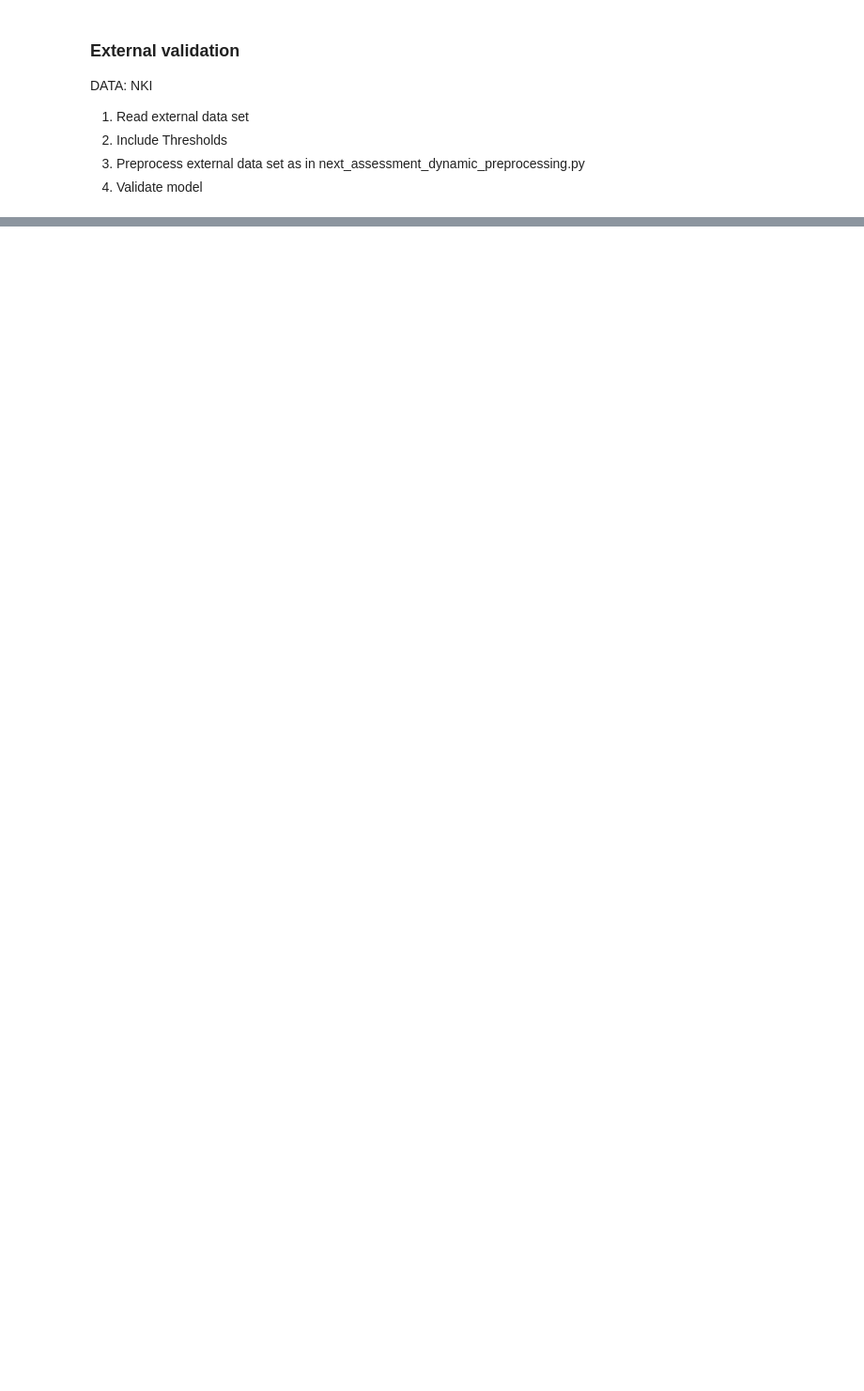
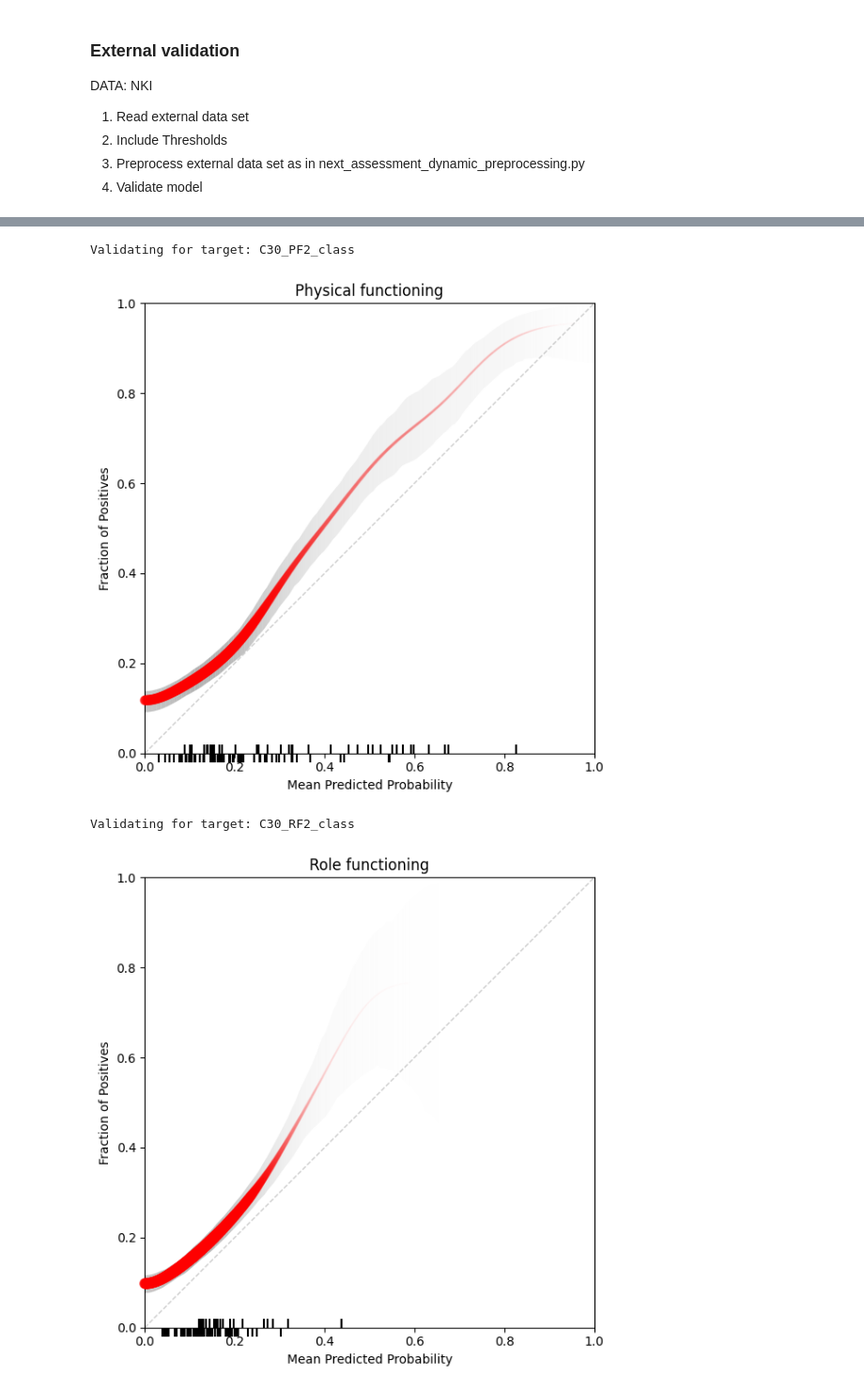
Before and after one commit to NJHubel/BALANCE-ML, a Jupyter notebook: next_assessment_dynamic_external_validation.ipynb, the cells around one changed output, grey strips where cells are left out. Shown at 94% size. Cells and saved outputs as stored; diff of their text form; code cells hidden in the pictures; blank space fills up the shorter version.

```diff
--- a/next_assessment_dynamic_external_validation.ipynb
+++ b/next_assessment_dynamic_external_validation.ipynb
@@ -145,11 +270,14 @@ from sklearn.utils import resample
 from matplotlib.backends.backend_pdf import PdfPages
 from sklearn.metrics import (
     roc_auc_score, f1_score, accuracy_score, balanced_accuracy_score,
-    recall_score, average_precision_score, brier_score_loss
+    recall_score, average_precision_score, brier_score_loss, confusion_matrix
 )
+import relplot as rp
+
 
 n_bootstraps = 1000
 rng = np.random.RandomState(42)
+
 
 # Initialize a dictionary for the results
 results = {}
@@ -182,11 +310,14 @@ with PdfPages("calibration_plots.pdf") as pdf:
             'f1_weighted': [],
             'accuracy': [],
             'balanced_accuracy': [],
-            'recall_weighted': [],
-            'average_precision': [],
             'brier_score_loss': [],
             'calibration_slope': [],
-            'calibration_intercept': []
+            'calibration_intercept': [],
+            'sensitivity': [],
+            'specificity': [],
+            'PPV': [],
+            'NPV': [],
+            'ECE': []
         }
 
         # Initialize a dictionary for this target
@@ -204,11 +335,10 @@ with PdfPages("calibration_plots.pdf") as pdf:
                 boot_metrics['f1_weighted'].append(f1_score(y_true_bs, y_pred_bs, average='weighted'))
                 boot_metrics['accuracy'].append(accuracy_score(y_true_bs, y_pred_bs))
                 boot_metrics['balanced_accuracy'].append(balanced_accuracy_score(y_true_bs, y_pred_bs))
-                boot_metrics['recall_weighted'].append(recall_score(y_true_bs, y_pred_bs, average='weighted'))
-                boot_metrics['average_precision'].append(average_precision_score(y_true_bs, y_proba_bs))
                 boot_metrics['brier_score_loss'].append(brier_score_loss(y_true_bs, y_proba_bs))
 
                 # Compute calibration slope and intercept:
+
                 # Clip probabilities to avoid numeric issues with the logit transformation
                 y_proba_bs_clipped = np.clip(y_proba_bs, 1e-15, 1-1e-15)
                 logits = np.log(y_proba_bs_clipped / (1 - y_proba_bs_clipped))
@@ -217,39 +347,75 @@ with PdfPages("calibration_plots.pdf") as pdf:
                 boot_metrics['calibration_slope'].append(slope)
                 boot_metrics['calibration_intercept'].append(intercept)
 
+                # Confusion matrix based metrics
+                tn, fp, fn, tp = confusion_matrix(y_true_bs, y_pred_bs, labels=[0, 1]).ravel()
+
+                sensitivity = tp / (tp + fn) if (tp + fn) > 0 else np.nan
+                specificity = tn / (tn + fp) if (tn + fp) > 0 else np.nan
+                ppv = tp / (tp + fp) if (tp + fp) > 0 else np.nan
+                npv = tn / (tn + fn) if (tn + fn) > 0 else np.nan
+
+                boot_metrics['sensitivity'].append(sensitivity)
+                boot_metrics['specificity'].append(specificity)
+                boot_metrics['PPV'].append(ppv)
+                boot_metrics['NPV'].append(npv)
+
             except ValueError:
                 # Happens if a bootstrap sample contains only one class
                 continue
+
+        boot_metrics['ECE'].append(rp.smECE(y_proba, y_true))
 
         def ci_bounds(metric_list):
             return np.percentile(metric_list, [2.5, 97.5])
 
         results[target]['External Dataset (NKI)'] = {}
         for metric, scores in boot_metrics.items():
             if len(scores) > 0:
                 mean_val = np.mean(scores)
                 ci_low, ci_high = ci_bounds(scores)
                 results[target]['External Dataset (NKI)'][metric] = {
                     'mean': mean_val,
                     '95% CI': (ci_low, ci_high)
                 }
 
         # Compute calibration curve
         prob_true, prob_pred = calibration_curve(y_true, y_proba, n_bins=10)
 
         # Plot calibration curve
-        fig, ax = plt.subplots(figsize=(7, 6))
-        ax.plot(prob_pred, prob_true, marker='o', label="Model Calibration")
-        ax.plot([0, 1], [0, 1], linestyle="--", color="gray", label="Perfect Calibration")
+
+        custom_target_names = {
+        'C30_PF2_class': "Physical functioning",
+        'C30_RF2_class': "Role functioning",
+        'C30_EF_class': "Emotional functioning",
+        'C30_CF_class': "Cognitive functioning",
+        'C30_SF_class': "Social functioning",
+        'C30_FA_class': "Fatigue",
+        'C30_NV_class': "Nausea and vomiting",
+        'C30_PA_class': "Pain",
+        'C30_DY_class': "Dyspnoea",
+        'C30_SL_class': "Insomnia",
+        'C30_AP_class': "Appetite loss",
+        'C30_CO_class': "Constipation",
+        'C30_DI_class': "Diarrhoea",
+        'C30_FI_class': "Financial difficulties"
+        }
+
+        target_name = custom_target_names.get(target, target)
+
+        fig, ax = rp.rel_diagram(y_proba, y_true, use_default_style=False, report_CE=False)
+        ax.set_title(f"{target_name}")
         ax.set_xlabel("Mean Predicted Probability")
         ax.set_ylabel("Fraction of Positives")
-        ax.set_title(f"Calibration Plot: {target}")
-        ax.legend()
-        ax.grid(True)
 
         plt.tight_layout()
         plt.show()
 
         # Save the current figure into the PDF
         pdf.savefig(fig)
         plt.close(fig)
+# %% [output]
+Validating for target: C30_PF2_class
+[figure, added]
+Validating for target: C30_RF2_class
+[figure, added]
```
Also changed, not shown: parts of 19 cells of this notebook, 5 other files.
